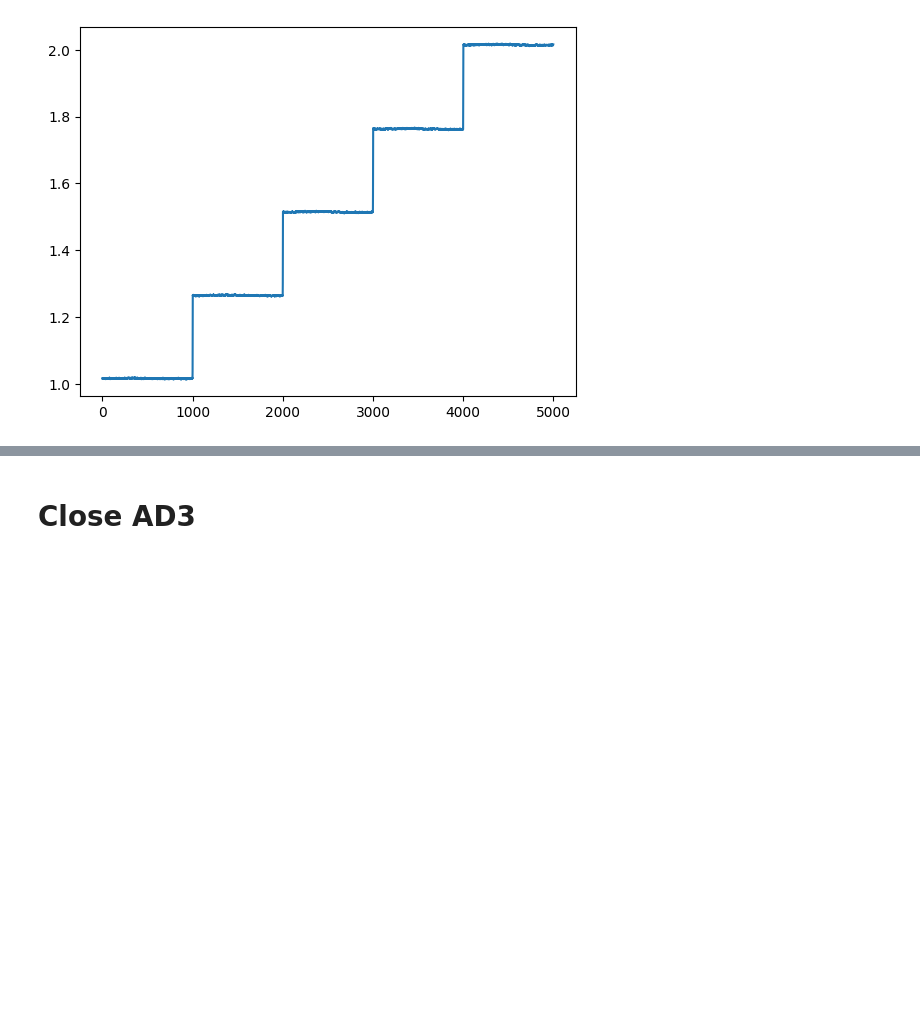
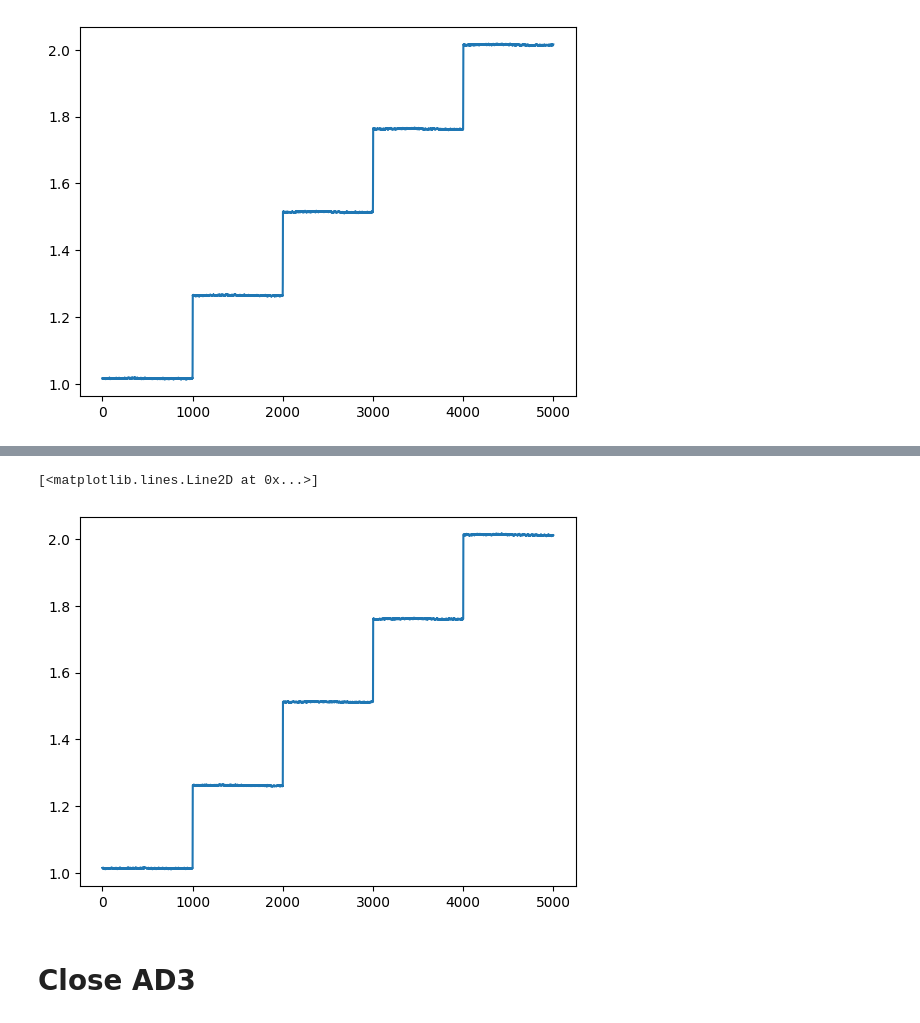
Before and after one commit to LaN-Tran/Analog_Discovery_3, a Jupyter notebook: 20250521/analog_diode.ipynb, the cells around one changed output, grey strips where cells are left out. Drawn from its saved outputs; the diff is of its cells as text; code cells hidden in the pictures; blank space fills up the shorter version.

```diff
--- a/20250521/analog_diode.ipynb
+++ b/20250521/analog_diode.ipynb
@@ -187,3 +337,8 @@ dwf.FDwfAnalogOutConfigure(hdwf, 1, 0)
+# %%
+plt.plot(numpy.arange(0, len(rgc2)), rgc2)
+# %% [output]
+[<matplotlib.lines.Line2D at 0x...>]
+[figure, added]
 # %% [markdown]
 # Close AD3
 # %%
```
Also changed, not shown: parts of 31 cells of this notebook.
